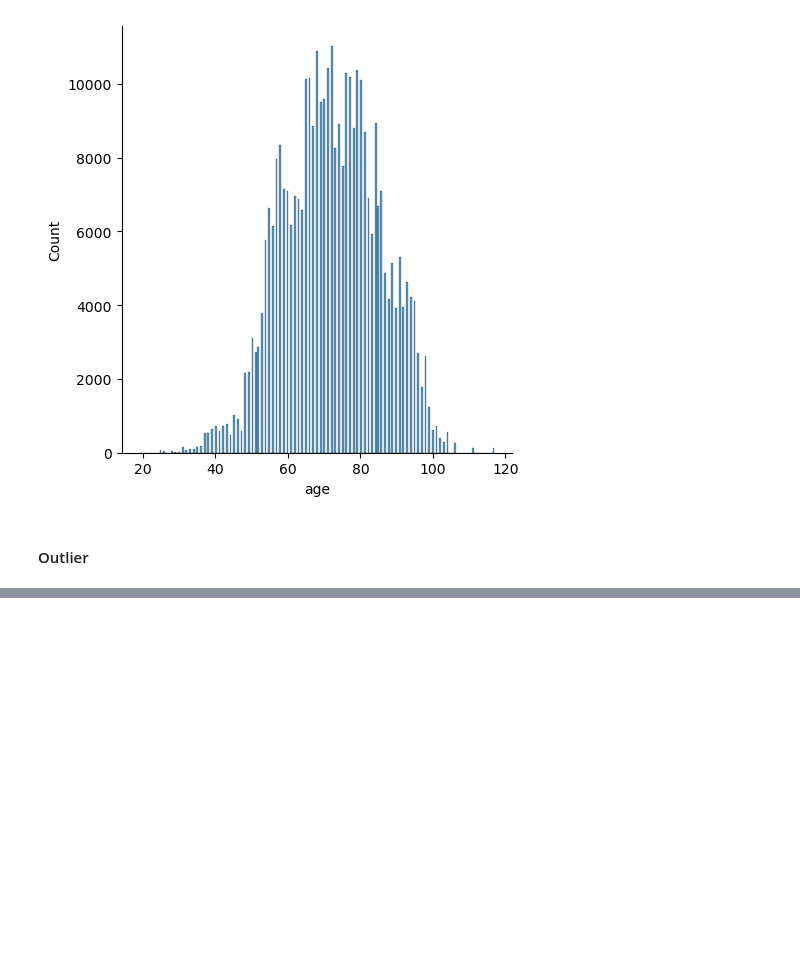
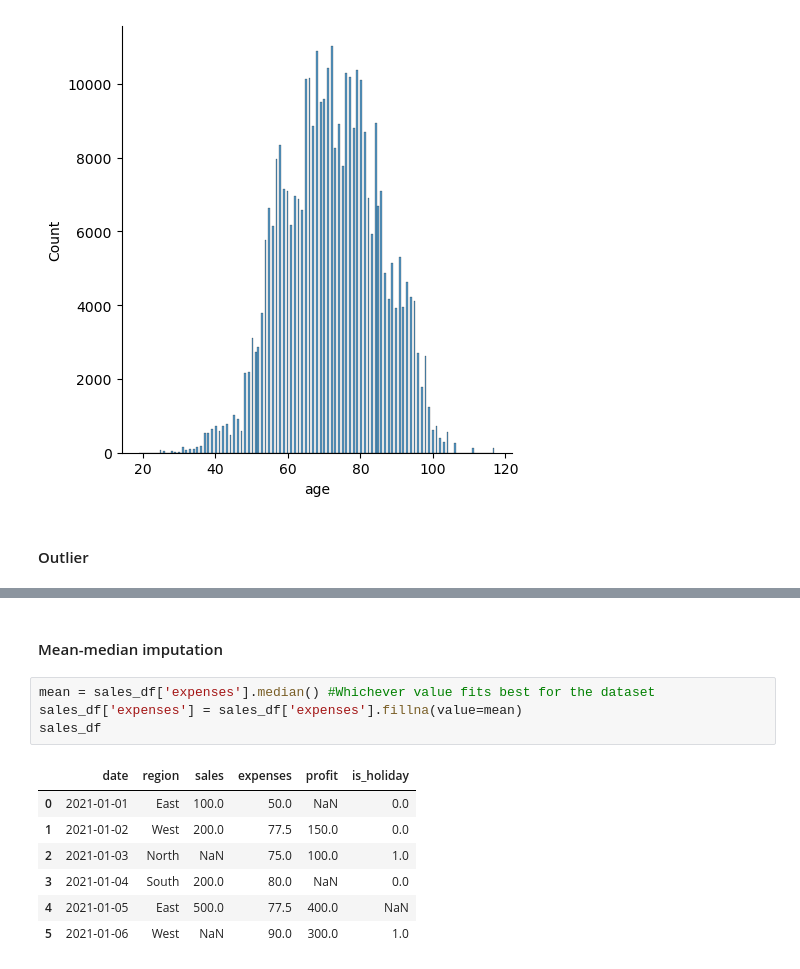
Before and after one commit to amenhasfaw/DPFE, a Jupyter notebook: CODE/Basic_Analysis.ipynb, the cells around one changed output, grey strips where cells are left out. Drawn from its saved outputs; the diff is of its cells as text; blank space fills up the shorter version.

```diff
--- a/CODE/Basic_Analysis.ipynb
+++ b/CODE/Basic_Analysis.ipynb
@@ -213,0 +257,14 @@ TypeError: Cannot perform 'ror_' with a dtyped [int64] array and scalar of type
+# %% [markdown]
+#### Mean-median imputation
+# %%
+mean = sales_df['expenses'].median() #Whichever value fits best for the dataset
+sales_df['expenses'] = sales_df['expenses'].fillna(value=mean)
+sales_df
+# %% [output]
+|  | date | region | sales | expenses | profit | is_holiday |
+| 0 | 2021-01-01 | East | 100.0 | 50.0 | NaN | 0.0 |
+| 1 | 2021-01-02 | West | 200.0 | 77.5 | 150.0 | 0.0 |
+| 2 | 2021-01-03 | North | NaN | 75.0 | 100.0 | 1.0 |
+| 3 | 2021-01-04 | South | 200.0 | 80.0 | NaN | 0.0 |
+| 4 | 2021-01-05 | East | 500.0 | 77.5 | 400.0 | NaN |
+| 5 | 2021-01-06 | West | NaN | 90.0 | 300.0 | 1.0 |
```
Also changed, not shown: parts of 15 cells of this notebook.
